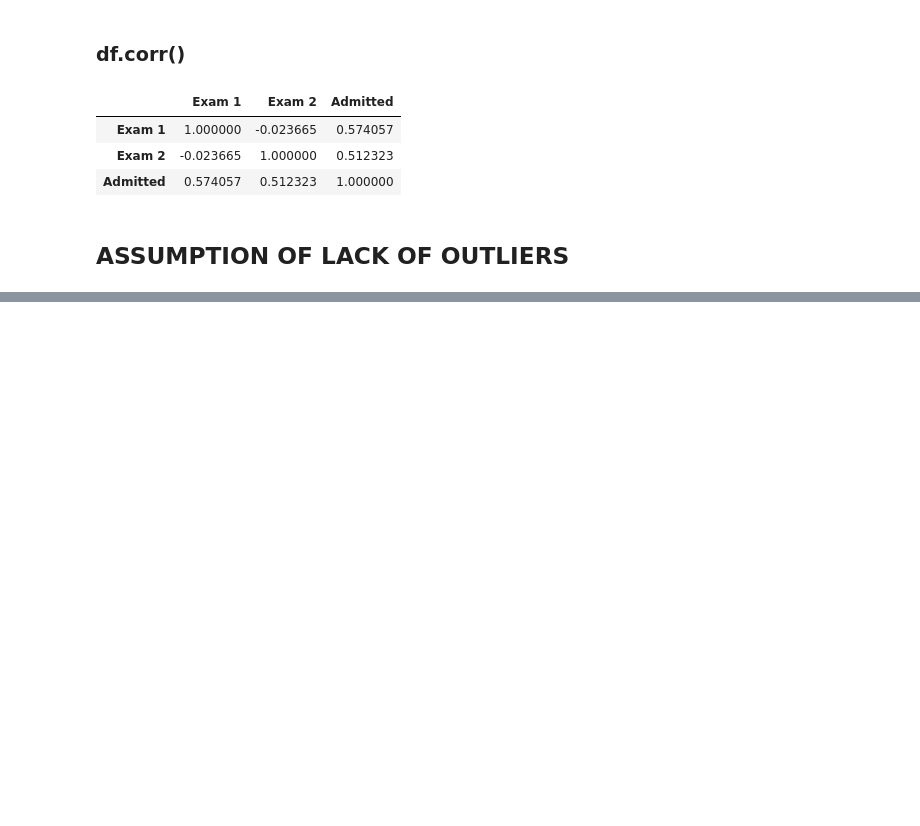
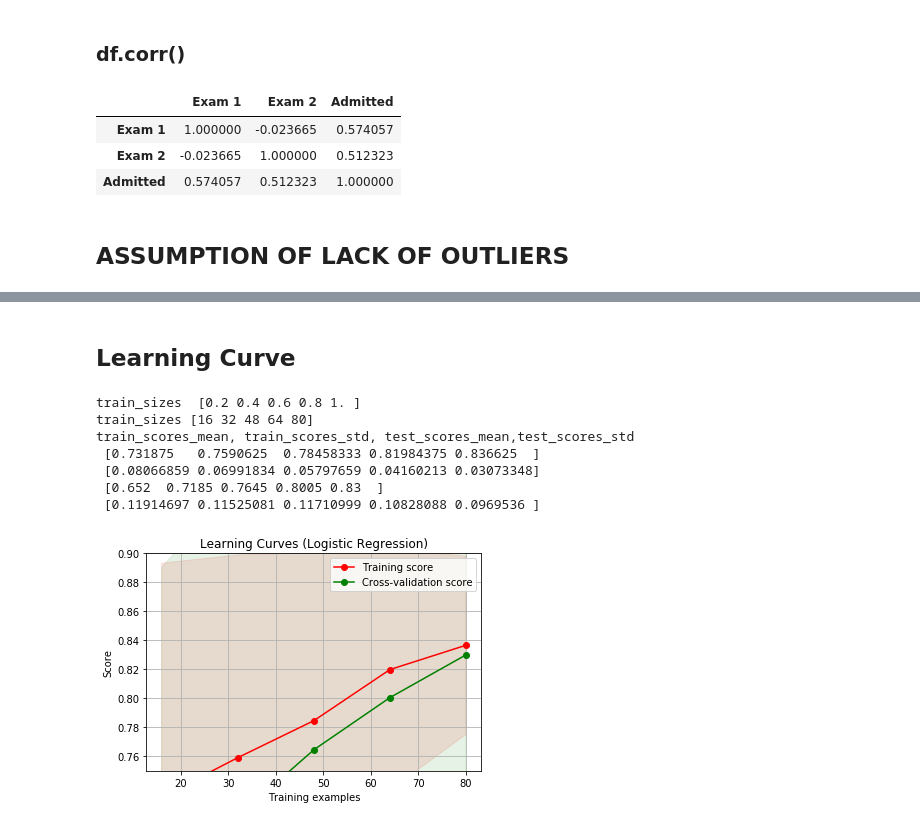
Before and after one commit to nandinijampala/SelfStudyNotes, a Jupyter notebook: Logistic_Regression/Logistic_Regression.ipynb, the cells around one changed output, grey strips where cells are left out. Drawn from its saved outputs; the diff is of its cells as text; code cells hidden in the pictures; blank space fills up the shorter version.

Commit message:
Logistic Regression Finisih

```diff
--- a/Logistic_Regression/Logistic_Regression.ipynb
+++ b/Logistic_Regression/Logistic_Regression.ipynb
@@ -247,0 +273,58 @@ sns.boxplot(x= 'Exam 2', data= data, orient= 'v').set_title("Exam 2 Box Plot")
+# %%
+from sklearn.linear_model import LogisticRegression
+estimator = LogisticRegression()
+# %% [markdown]
+## Learning Curve
+# %%
+import numpy as np
+from sklearn.svm import SVC
+from sklearn.model_selection import learning_curve
+from sklearn.model_selection import ShuffleSplit
+def plot_learning_curve(estimator, title, X, y, ylim=None, cv=None,
+                        n_jobs=1, train_sizes=np.linspace(.2, 1.0, 5)):
+    plt.figure()
+    plt.title(title)
+    print("train_sizes ",train_sizes)
+    if ylim is not None:
+        plt.ylim(*ylim)
+    plt.xlabel("Training examples")
+    plt.ylabel("Score")
+    train_sizes, train_scores, test_scores = learning_curve(
+        estimator, X, y, cv=cv, n_jobs=n_jobs, train_sizes=train_sizes)
+    print("train_sizes",train_sizes)
+    train_scores_mean = np.mean(train_scores, axis=1)
+    train_scores_std = np.std(train_scores, axis=1)
+    test_scores_mean = np.mean(test_scores, axis=1)
+    test_scores_std = np.std(test_scores, axis=1)
+    print("train_scores_mean, train_scores_std, test_scores_mean,test_scores_std \n",train_scores_mean,"\n", train_scores_std,"\n", test_scores_mean,"\n",test_scores_std)
+    plt.grid()
+
+    plt.fill_between(train_sizes, train_scores_mean - 2*train_scores_std,
+                     train_scores_mean + 2*train_scores_std, alpha=0.1,
+                     color="r")
+    plt.fill_between(train_sizes, test_scores_mean - 2*test_scores_std,
+                     test_scores_mean + 2*test_scores_std, alpha=0.1, color="g")
+    plt.plot(train_sizes, train_scores_mean, 'o-', color="r",
+             label="Training score")
+    plt.plot(train_sizes, test_scores_mean, 'o-', color="g",
+             label="Cross-validation score")
+    plt.legend(loc="best")
+    return plt
+
+X, y = data.iloc[:,:-1].values, data.iloc[:,-1].values
+title = "Learning Curves (Logistic Regression)"
+# Cross validation with 100 iterations to get smoother mean test and train
+# score curves, each time with 20% data randomly selected as a validation set.
+cv = ShuffleSplit(n_splits=100, test_size=0.2, random_state=0)
+
+plot_learning_curve(estimator, title, X, y, ylim=(0.75, 0.90), cv=cv, n_jobs=4)
+plt.show()
+# %% [output]
+train_sizes  [0.2 0.4 0.6 0.8 1. ]
+train_sizes [16 32 48 64 80]
+train_scores_mean, train_scores_std, test_scores_mean,test_scores_std
+ [0.731875   0.7590625  0.78458333 0.81984375 0.836625  ]
+ [0.08066859 0.06991834 0.05797659 0.04160213 0.03073348]
+ [0.652  0.7185 0.7645 0.8005 0.83  ]
+ [0.11914697 0.11525081 0.11710999 0.10828088 0.0969536 ]
+[figure, added]
```
Also changed, not shown: parts of 63 cells of this notebook, 7 other files.
